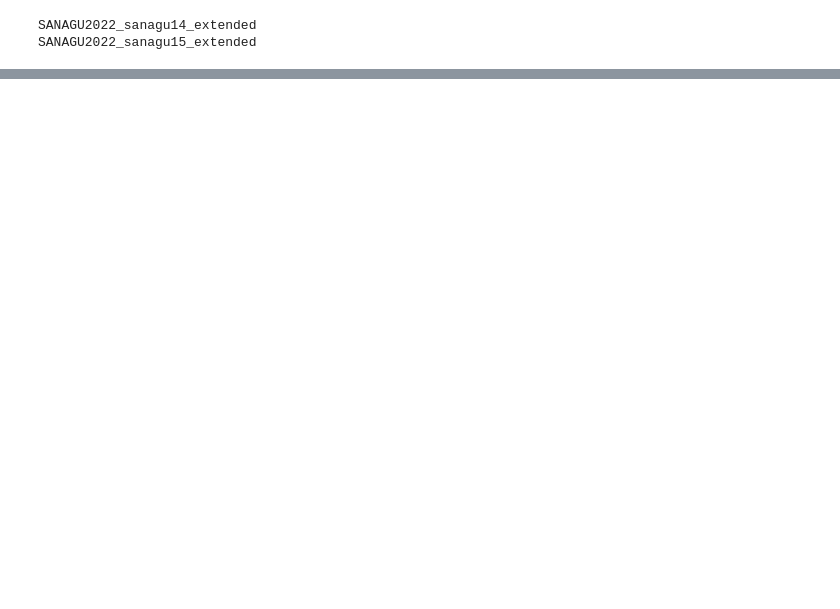
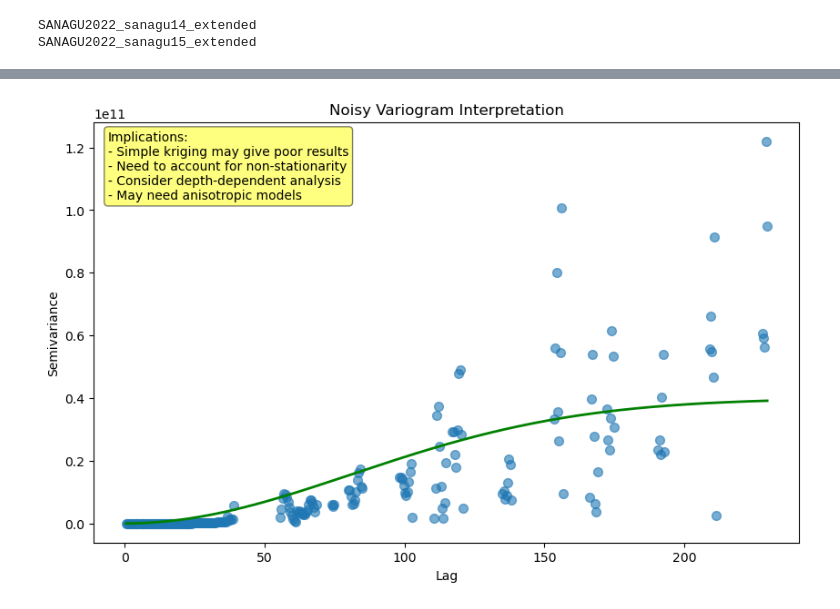
Before and after one commit to nilodna/smax_pathways, a Jupyter notebook: scripts/00_manuscript_cruise_transects.ipynb, the cells around one changed output, grey strips where cells are left out. Drawn from its saved outputs; the diff is of its cells as text; code cells hidden in the pictures; blank space fills up the shorter version.

```diff
--- a/scripts/00_manuscript_cruise_transects.ipynb
+++ b/scripts/00_manuscript_cruise_transects.ipynb
@@ -993,0 +278,34 @@ plt.savefig('../figures/manuscript/00_manuscript_cruise_transects.png', bbox_inc
+# %%
+# The noisy fit suggests:
+fig, ax = plt.subplots(figsize=(10, 6))
+
+# Show the variogram with annotations
+ax.scatter(V.bins, V.experimental, s=50, alpha=0.6)
+ax.plot(V.bins, V.fitted_model(V.bins), 'g-', linewidth=2)
+
+# Annotate problem areas
+ax.annotate('High scatter = mixing different processes',
+            xy=(150000, 1.2), xytext=(180000, 1.5),
+            arrowprops=dict(arrowstyle='->', color='red'))
+
+ax.annotate('Poor fit = single model insufficient',
+            xy=(250000, 0.8), xytext=(280000, 0.5),
+            arrowprops=dict(arrowstyle='->', color='red'))
+
+ax.set_xlabel('Lag')
+ax.set_ylabel('Semivariance')
+ax.set_title('Noisy Variogram Interpretation')
+
+# Add text box with implications
+textstr = """Implications:
+- Simple kriging may give poor results
+- Need to account for non-stationarity
+- Consider depth-dependent analysis
+- May need anisotropic models"""
+props = dict(boxstyle='round', facecolor='yellow', alpha=0.5)
+ax.text(0.02, 0.98, textstr, transform=ax.transAxes, fontsize=10,
+        verticalalignment='top', bbox=props)
+
+plt.show()
+# %% [output]
+[figure, added]
```
Also changed, not shown: parts of 20 cells of this notebook, 1 other file.
